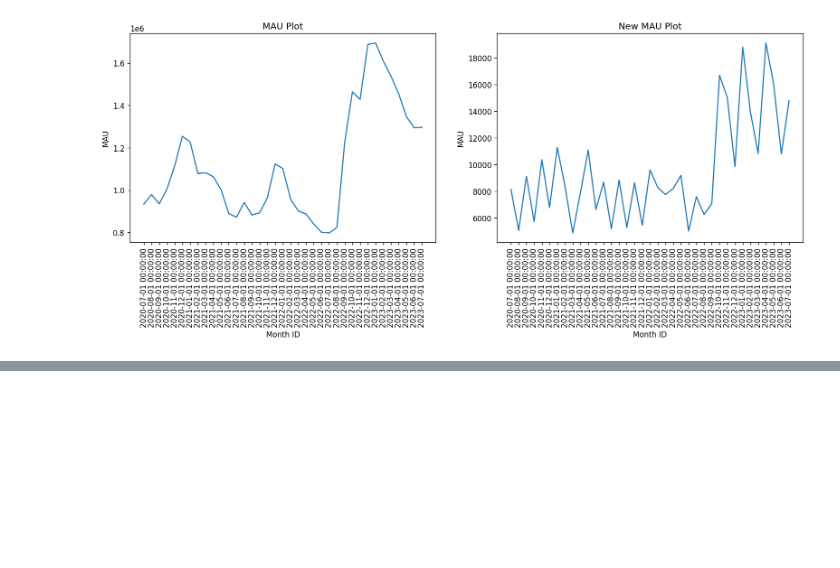
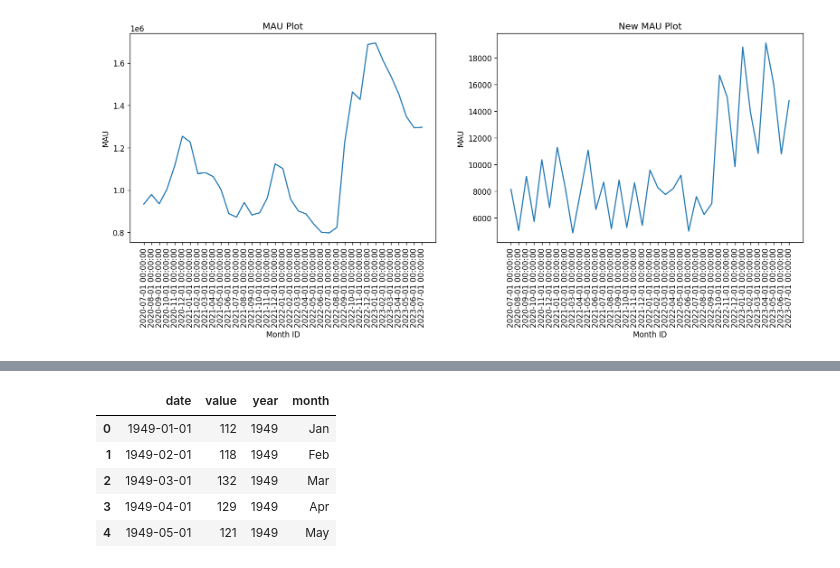
Before and after one commit to avi268/TimeSeries, a Jupyter notebook: TS-Introduction.ipynb, the cells around one changed output, grey strips where cells are left out. Saved outputs shown, nothing was run; the diff lists cells and outputs as text; code cells hidden in the pictures; blank space fills up the shorter version.

```diff
--- a/TS-Introduction.ipynb
+++ b/TS-Introduction.ipynb
@@ -122,0 +161,9 @@ plt.show()
+# %%
+data.head()
+# %% [output]
+|  | date | value | year | month |
+| 0 | 1949-01-01 | 112 | 1949 | Jan |
+| 1 | 1949-02-01 | 118 | 1949 | Feb |
+| 2 | 1949-03-01 | 132 | 1949 | Mar |
+| 3 | 1949-04-01 | 129 | 1949 | Apr |
+| 4 | 1949-05-01 | 121 | 1949 | May |
```
Also changed, not shown: parts of 9 cells of this notebook, 1 other file.
